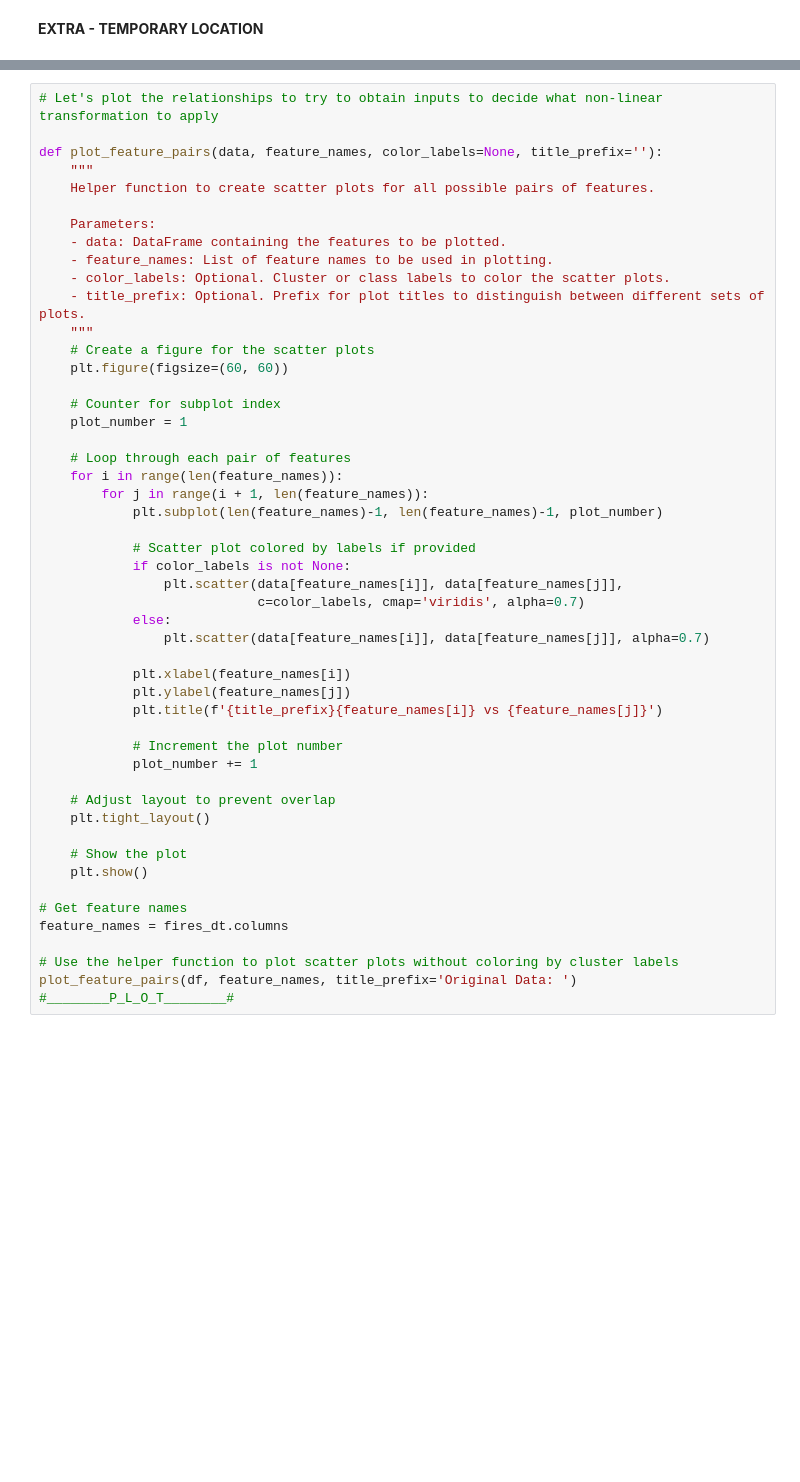
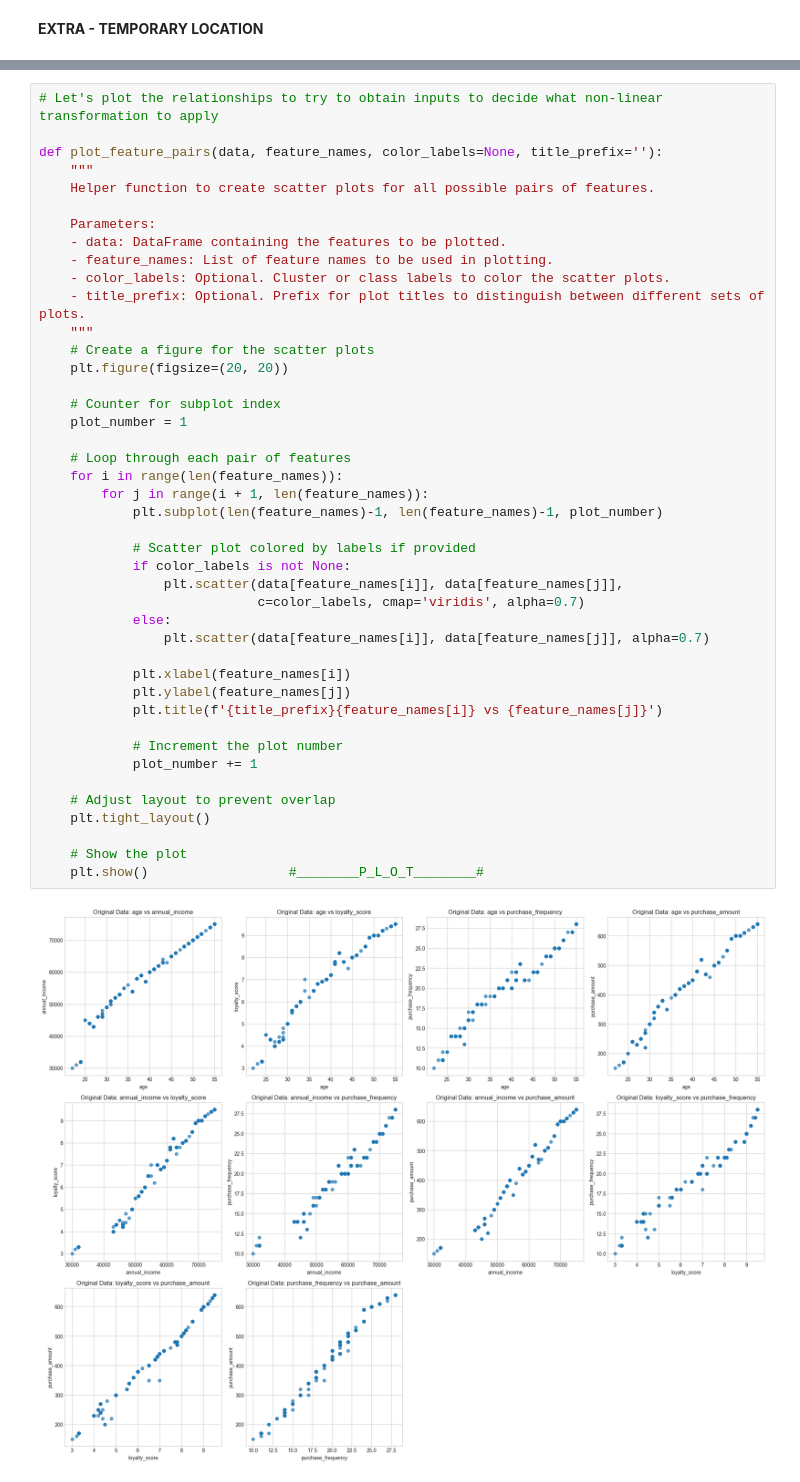
Before and after one commit to elioc1341/customer_purchasing_behaviour, a Jupyter notebook: eda/model_examination.ipynb, the cells around one changed output, grey strips where cells are left out. Cells and saved outputs as stored; diff of their text form; blank space fills up the shorter version.

Commit message:
pair plots added to model_examination, df_eng_customer_purchasing_features added

```diff
--- a/eda/model_examination.ipynb
+++ b/eda/model_examination.ipynb
@@ -205,38 +274,34 @@ def plot_feature_pairs(data, feature_names, color_labels=None, title_prefix=''):
     - title_prefix: Optional. Prefix for plot titles to distinguish between different sets of plots.
     """
     # Create a figure for the scatter plots
-    plt.figure(figsize=(60, 60))
+    plt.figure(figsize=(20, 20))
 
     # Counter for subplot index
     plot_number = 1
 
     # Loop through each pair of features
     for i in range(len(feature_names)):
         for j in range(i + 1, len(feature_names)):
             plt.subplot(len(feature_names)-1, len(feature_names)-1, plot_number)
 
             # Scatter plot colored by labels if provided
             if color_labels is not None:
                 plt.scatter(data[feature_names[i]], data[feature_names[j]],
                             c=color_labels, cmap='viridis', alpha=0.7)
             else:
                 plt.scatter(data[feature_names[i]], data[feature_names[j]], alpha=0.7)
 
             plt.xlabel(feature_names[i])
             plt.ylabel(feature_names[j])
             plt.title(f'{title_prefix}{feature_names[i]} vs {feature_names[j]}')
 
             # Increment the plot number
             plot_number += 1
 
     # Adjust layout to prevent overlap
     plt.tight_layout()
 
     # Show the plot
-    plt.show()
-
-# Get feature names
-feature_names = fires_dt.columns
-
-# Use the helper function to plot scatter plots without coloring by cluster labels
-plot_feature_pairs(df, feature_names, title_prefix='Original Data: ')                          #________P_L_O_T________#
+    plt.show()                  #________P_L_O_T________#
+# %% [output]
+[figure, added]
```
Also changed, not shown: parts of 15 cells of this notebook, 1 other file.
